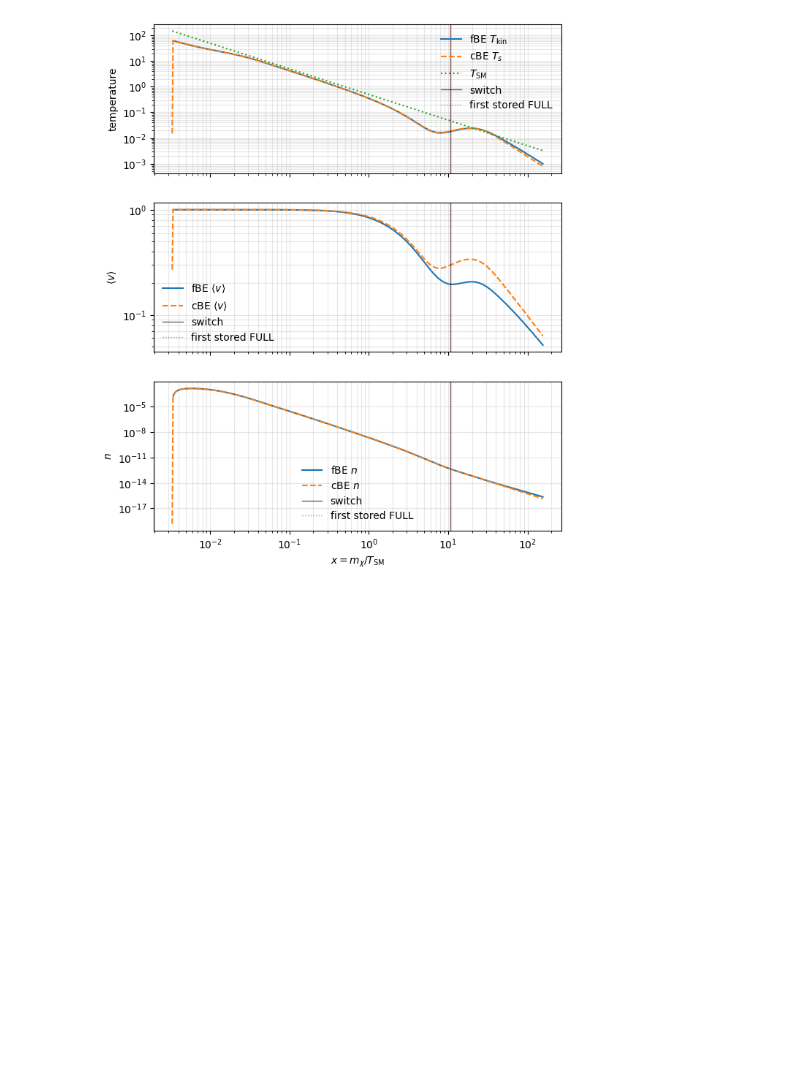
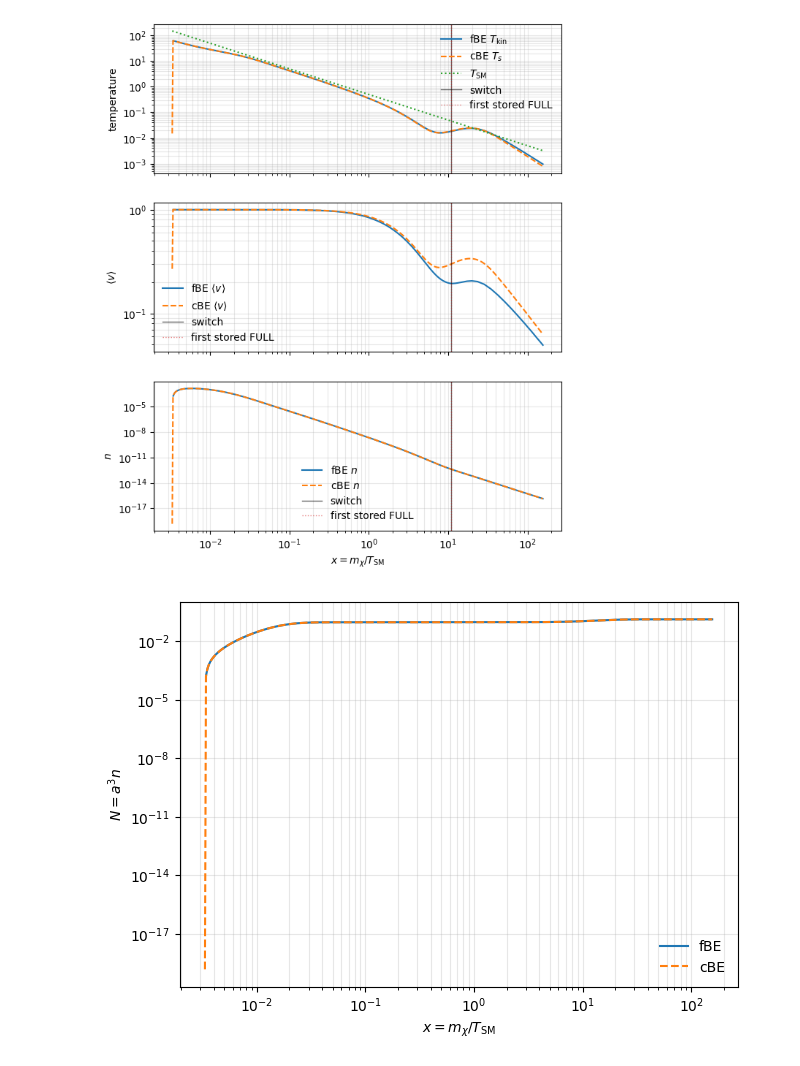
Before and after one commit to EsauCervantes/KineticXGPU, a Jupyter notebook: notebooks/plots.ipynb, the cells around one changed output. Drawn from its saved outputs; the diff is of its cells as text; code cells hidden in the pictures; blank space fills up the shorter version.

```diff
--- a/notebooks/plots.ipynb
+++ b/notebooks/plots.ipynb
@@ -109,3 +109,11 @@ fig, summary = ps.plot_scattering_switch_diagnostics_x(
 )
 # %% [output]
 [figure]
+# %%
+ax, diag = ps.plot_comoving_number_evolution_x(
+    run,
+    cbe_solution=(cbe_data, cbe_meta),
+    cosmo=cosmo,
+)
+# %% [output]
+[figure, added]
```
Also changed, not shown: parts of 6 cells of this notebook, 28 other files.
